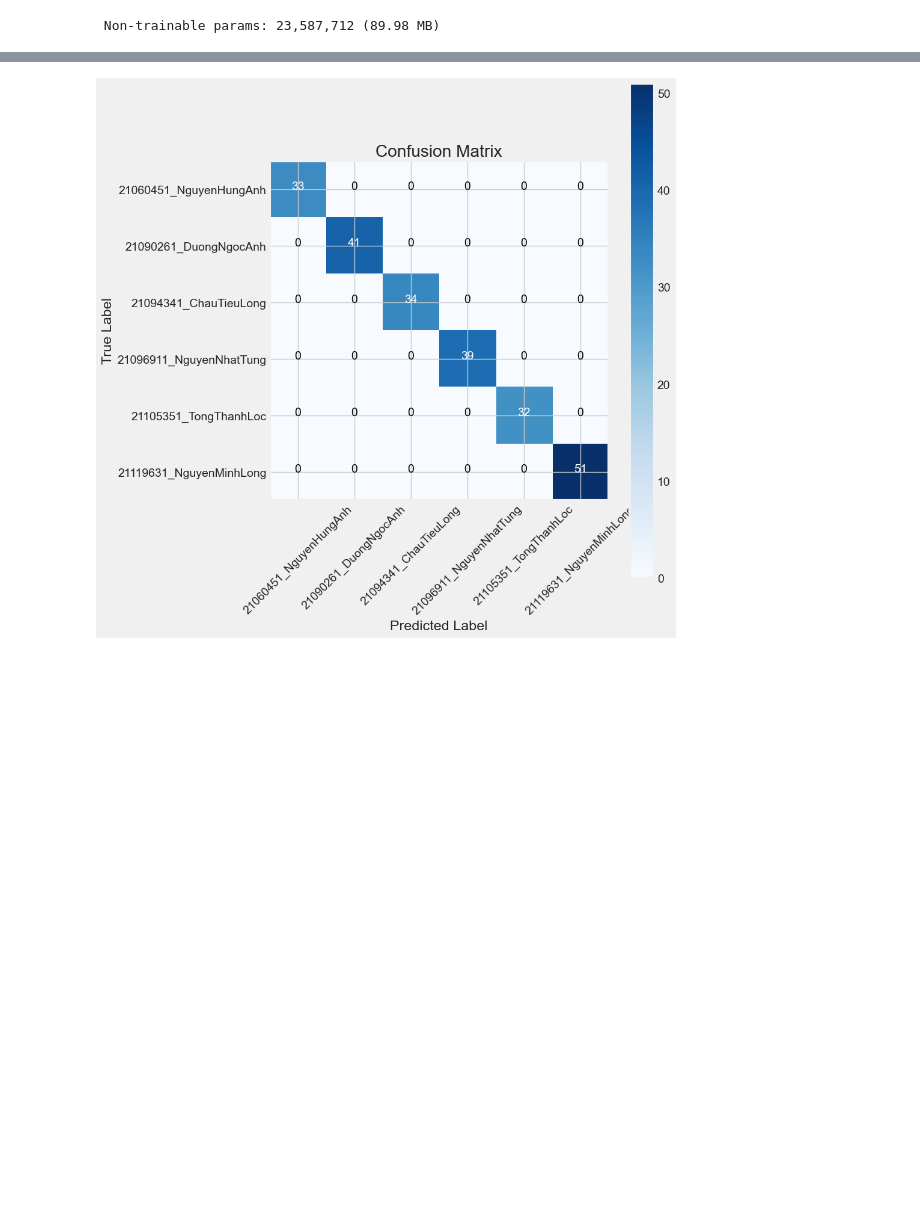
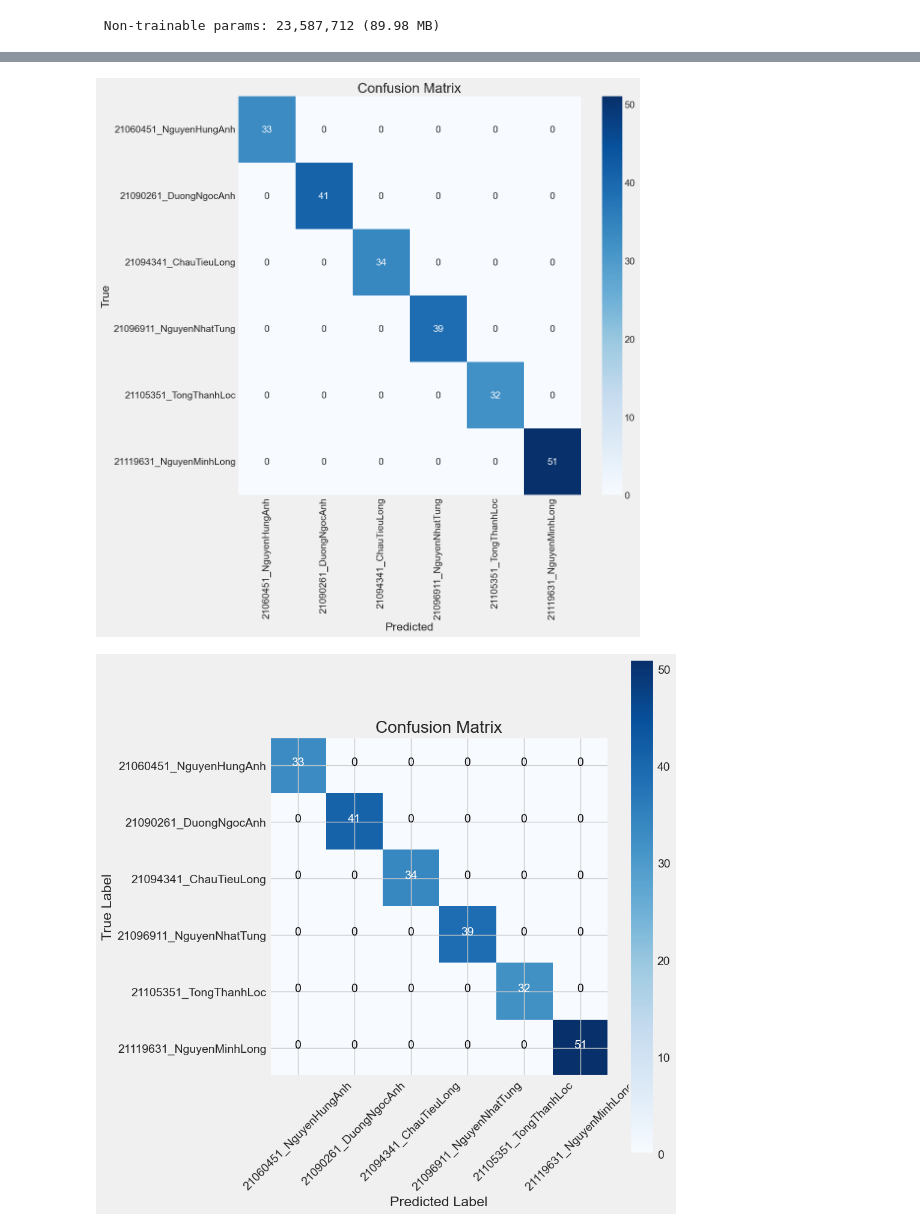
Before and after one commit to Hung000anh/Smart-Attendance-AI, a Jupyter notebook: notebook/build_model_restnet50.ipynb, the cells around one changed output, grey strips where cells are left out. Drawn from its saved outputs; the diff is of its cells as text; code cells hidden in the pictures; blank space fills up the shorter version.

```diff
--- a/notebook/build_model_restnet50.ipynb
+++ b/notebook/build_model_restnet50.ipynb
@@ -271,3 +259,2 @@ model.save('../model/restnet50.keras')
 # %%
-loaded_model = tf.keras.models.load_model('../model/restnet50.keras', compile=False)
-loaded_model.compile(Adamax(learning_rate= 0.001), loss= 'categorical_crossentropy', metrics= ['accuracy'])
+loaded_model = tf.keras.models.load_model('../model/resnet50.keras', compile=False)
@@ -278,0 +261,25 @@ y_pred = np.argmax(preds, axis=1)
+# %%
+import seaborn as sns
+# Generate predictions for the test set
+predictions = loaded_model.predict(test_gen)
+
+# Get the predicted class indices
+predicted_classes = np.argmax(predictions, axis=1)
+
+# Get the true class indices
+true_classes = test_gen.classes
+
+# Ensure that the number of true classes and predicted classes are the same
+assert len(true_classes) == len(predicted_classes), "Mismatch in the number of samples between true and predicted classes"
+
+# Generate the confusion matrix
+cm = confusion_matrix(true_classes, predicted_classes)
+
+# Plotting with seaborn
+plt.figure(figsize=(10, 10))
+sns.heatmap(cm, annot=True, fmt='d', cmap='Blues', xticklabels=test_gen.class_indices.keys(), yticklabels=test_gen.class_indices.keys())
+plt.xlabel('Predicted')
+plt.ylabel('True')
+plt.title('Confusion Matrix')
+plt.show()
+# %% [output]
@@ -279,3 +288,4 @@ y_pred = np.argmax(preds, axis=1)
+[figure, added]
 # %%
 g_dict = test_gen.class_indices
 classes = list(g_dict.keys())
```
Also changed, not shown: parts of 11 cells of this notebook.
